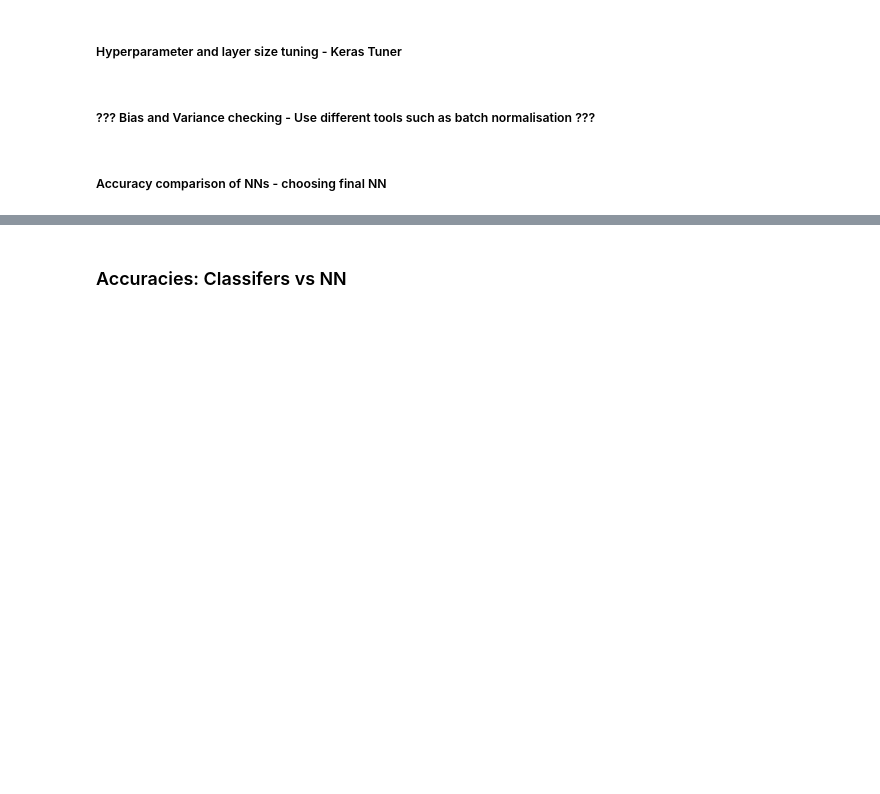
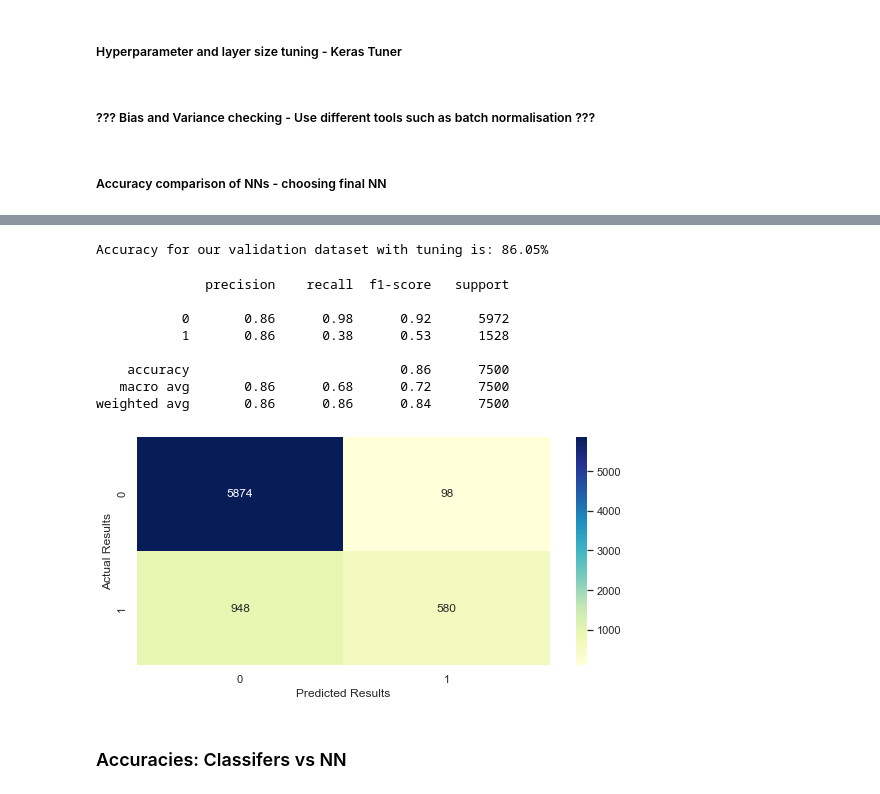
Before and after one commit to AML-final-course-project/SMM284, a Jupyter notebook: customer_churn.ipynb, the cells around one changed output, grey strips where cells are left out. Saved outputs shown, nothing was run; the diff lists cells and outputs as text; code cells hidden in the pictures; blank space fills up the shorter version.

```diff
--- a/customer_churn.ipynb
+++ b/customer_churn.ipynb
@@ -352,2 +419,46 @@ model_benchmarking.evaluate(X_test, Y_test)
+# %%
+# kNN with k=15
+from sklearn.metrics import plot_confusion_matrix
+knn = KNeighborsClassifier(n_neighbors= 6)
+
+knn.fit(X_train, Y_train)
+
+y_pred=knn.predict(X_train_val)
+
+test_accuracy=accuracy_score(Y_train_val,y_pred)*100
+
+print("Accuracy for our validation dataset with tuning is: {:.2f}%".format(test_accuracy))
+# %% [output]
+Accuracy for our validation dataset with tuning is: 86.05%
+# %%
+cm = confusion_matrix(Y_train_val,y_pred)
+TN = cm[0][0]
+FP = cm[0][1]
+FN = cm[1][0]
+TP = cm[1][1]
+
+    # Visualizing the Confusion Matrix
+fig1 = plt.figure()
+ax1 = fig.add_subplot(1,1,1)
+sns.heatmap(pd.DataFrame(cm), annot=True, cmap="YlGnBu" ,fmt='d')
+plt.ylabel('Actual Results')
+plt.xlabel('Predicted Results')
+ax1.xaxis.set_label_position("top")
+
+print('\n')
+print(classification_report(Y_train_val,y_pred))
+
+# More accurate TP predictions for class 1 by the adjusted kNN model compared to the default kNN model
+## as precision is higher.
+# %% [output]
+              precision    recall  f1-score   support
+
+           0       0.86      0.98      0.92      5972
+           1       0.86      0.38      0.53      1528
+
+    accuracy                           0.86      7500
+   macro avg       0.86      0.68      0.72      7500
+weighted avg       0.86      0.86      0.84      7500
+[figure, added]
 # %% [markdown]
 ### Accuracies: Classifers vs NN
```
Also changed, not shown: parts of 6 cells of this notebook.
